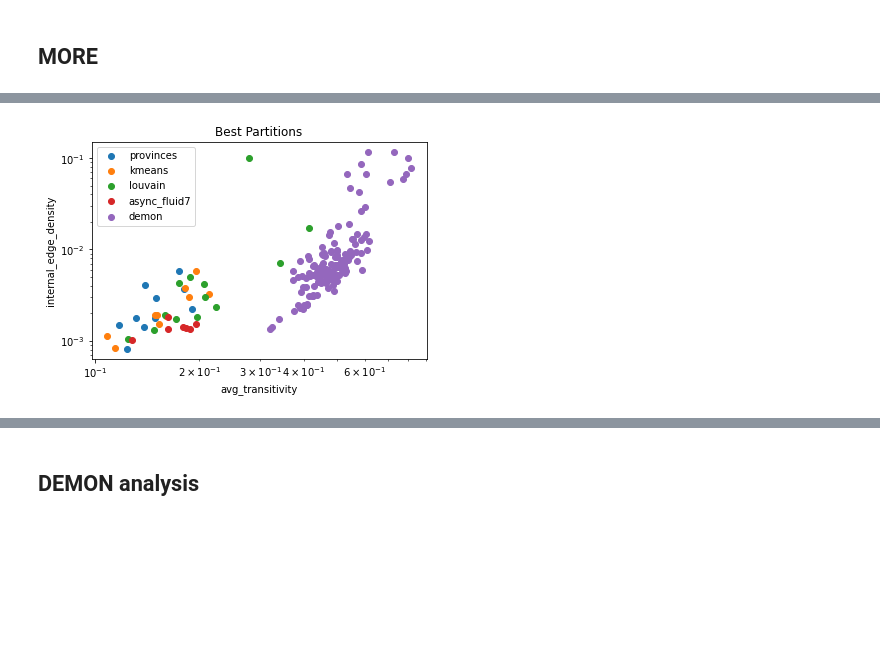
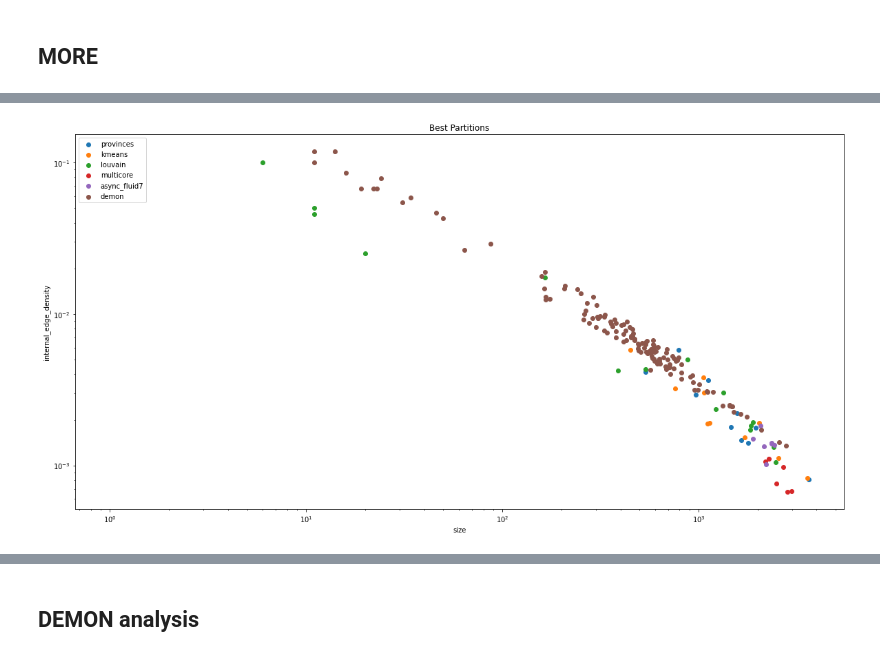
Before and after one commit to carloalbe/TripAdvisor-Tuscany-Restaurant-Social-Network-Analysis, a Jupyter notebook: community_discovery/codes/Static Community Discovery Jaccard.ipynb, the cells around one changed output, grey strips where cells are left out. Saved outputs shown, nothing was run; the diff lists cells and outputs as text; code cells hidden in the pictures; blank space fills up the shorter version.

Commit message:
static community discovery completed

```diff
--- a/community_discovery/codes/Static Community Discovery Jaccard.ipynb
+++ b/community_discovery/codes/Static Community Discovery Jaccard.ipynb
@@ -525,12 +444,12 @@ import os
 data = dict()
 
 
-for f in os.listdir('../data/communities'):
+for f in os.listdir('../data/communitiesJ'):
     if f[-5:] != '.json': continue
 
     name = f[:-5]
 
-    communities = readwrite.read_community_json(f'../data/communities/{f}')
+    communities = readwrite.read_community_json(f'../data/communitiesJ/{f}')
     data[name] = communities
     print(name,' -> ',len(communities.communities),' -> ', [len(c) for c in communities.communities[:20]])
 # %% [output]
@@ -781,12 +689,12 @@ import os
 data = dict()
 
 
-for f in os.listdir('../data/communities'):
+for f in os.listdir('../data/communitiesJ'):
     if f[-5:] != '.json': continue
 
     name = f[:-5]
 
-    communities = readwrite.read_community_json(f'../data/communities/{f}')
+    communities = readwrite.read_community_json(f'../data/communitiesJ/{f}')
     data[name] = communities
     print(name,' -> ',len(communities.communities),' -> ', [len(c) for c in communities.communities[:20]])
 # %% [output]
@@ -873,7 +783,7 @@ rber_pots 841 [12024, 84, 76, 53, 51, 50, 46, 45, 44, 42]
 angel 6 [8955, 30, 20, 19, 15, 10]
 demon 135 [2801, 2574, 2089, 1766, 1634, 1513, 1481, 1469, 1440, 1435]
 # %%
-bestPartitions = ['provinces', 'kmeans', 'louvain','async_fluid7','demon']
+bestPartitions = ['provinces', 'kmeans', 'louvain','multicore','async_fluid7','demon']
 # %%
 fdf[bestPartitions]
 # %% [output]
@@ -905,0 +817,26 @@ mdf[bestPartitions]
+# %%
+bins = [i for i in range(len(mdf[bestPartitions].index))]
+width = 0.1
+barwidth = 0.08
+
+plt.figure(figsize=(16,9))
+
+for i, partition in enumerate(bestPartitions):
+    pos = np.array(bins) - width*2.5+width*i
+    heights = np.array(mdf[partition])
+    #heights = (heights - min(heights)) / (max(heights) - min(heights))
+    #§heights = (heights ) / (max(heights))
+    print(np.shape(pos),np.shape(heights))
+    print(heights)
+    plt.bar(pos,heights,barwidth,label=partition)
+
+
+plt.title("Communities Modularities")
+plt.ylabel("Score")
+plt.xlabel("Modularities")
+plt.xticks(bins,labels=[modularity for  modularity in mdf[bestPartitions].index])
+
+plt.yscale('log')
+
+plt.legend(bestPartitions)
+plt.show()
@@ -942,19 +897,19 @@ df
 # %%
-bestPartitions = ['provinces', 'kmeans', 'louvain','async_fluid7','demon']
+bestPartitions = ['provinces', 'kmeans', 'louvain','multicore','async_fluid7','demon']
 bestp = ['provinces', 'kmeans']
 
 plt.figure(figsize=(20,10))
 for partition in bestPartitions:
-    avg_transitivity = evaluation.avg_transitivity(G,data[partition],summary=False)
+    size = evaluation.size(G,data[partition],summary=False)
     internal_edge_density= evaluation.internal_edge_density(G,data[partition],summary=False)
-    plt.scatter(avg_transitivity,internal_edge_density)
+    plt.scatter(size,internal_edge_density)
 
 plt.title('Best Partitions')
-plt.xlabel('avg_transitivity')
+plt.xlabel('size')
 plt.ylabel('internal_edge_density')
 plt.xscale('log')
 plt.yscale('log')
 plt.legend([p for p in bestPartitions],loc=2)
 plt.show()
 # %% [output]
-[figure, old version]
+[figure, new version]
```
Also changed, not shown: parts of 48 cells of this notebook, 45 other files.
